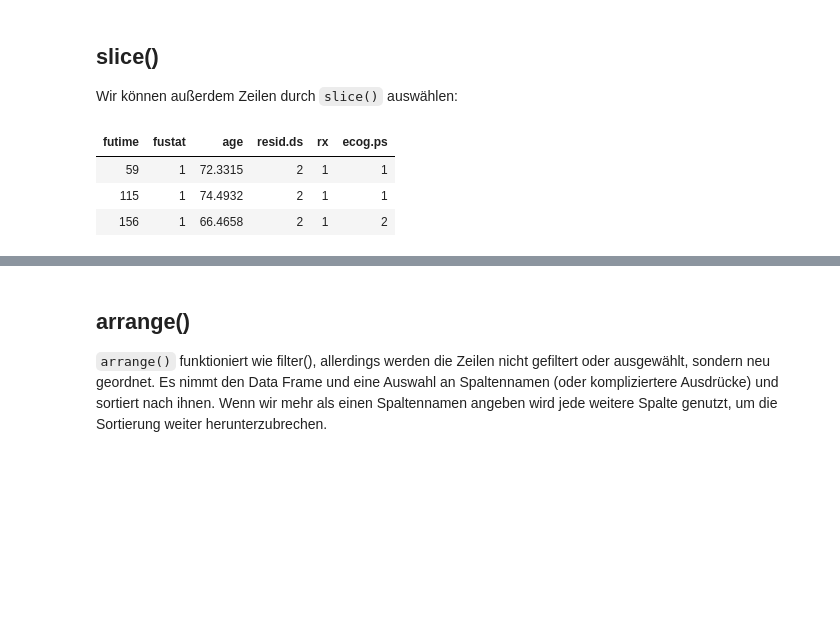
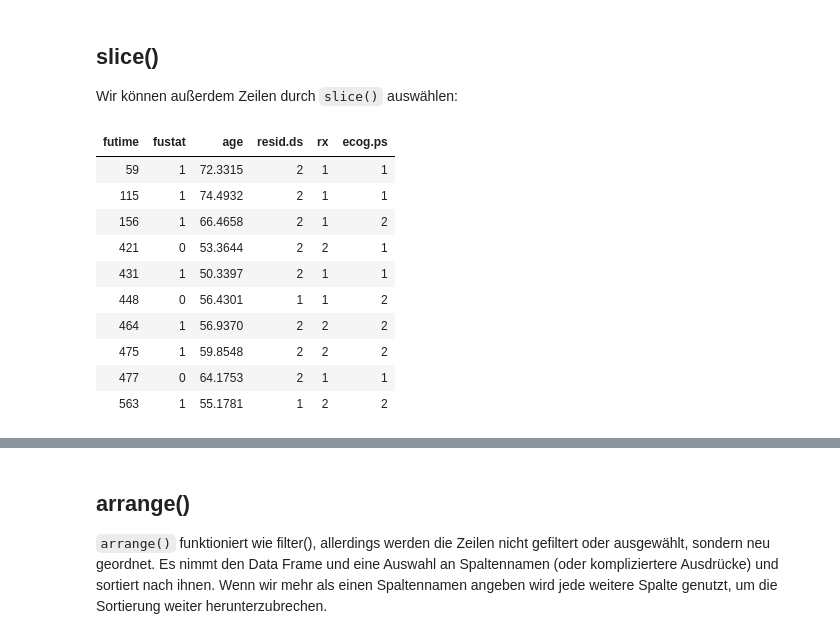
Before and after one commit to softfactories/r_train_2, a Jupyter notebook: 2.8 R Data Manipulations/de-DE/2.8.40 R - Guide dplyr.ipynb, the cells around one changed output, grey strips where cells are left out. Drawn from its saved outputs; the diff is of its cells as text; code cells hidden in the pictures; blank space fills up the shorter version.

```diff
--- a/2.8 R Data Manipulations/de-DE/2.8.40 R - Guide dplyr.ipynb
+++ b/2.8 R Data Manipulations/de-DE/2.8.40 R - Guide dplyr.ipynb
@@ -136,9 +159,16 @@ head(ovarian[ovarian$age > 60 & ovarian$futime > 100, ])
 
 Wir können außerdem Zeilen durch `slice()` auswählen:
 # %%
- slice(ovarian, 1:3) # erste 3 Zeilen auswählen
+ slice(ovarian, 1:10) #erste 10 Zeilen auswählen
 # %% [output]
 | futime | fustat | age | resid.ds | rx | ecog.ps |
 | 59 | 1 | 72.3315 | 2 | 1 | 1 |
 | 115 | 1 | 74.4932 | 2 | 1 | 1 |
 | 156 | 1 | 66.4658 | 2 | 1 | 2 |
+| 421 | 0 | 53.3644 | 2 | 2 | 1 |
+| 431 | 1 | 50.3397 | 2 | 1 | 1 |
+| 448 | 0 | 56.4301 | 1 | 1 | 2 |
+| 464 | 1 | 56.9370 | 2 | 2 | 2 |
+| 475 | 1 | 59.8548 | 2 | 2 | 2 |
+| 477 | 0 | 64.1753 | 2 | 1 | 1 |
+| 563 | 1 | 55.1781 | 1 | 2 | 2 |
```
Also changed, not shown: parts of 10 cells of this notebook, 22 other files.
